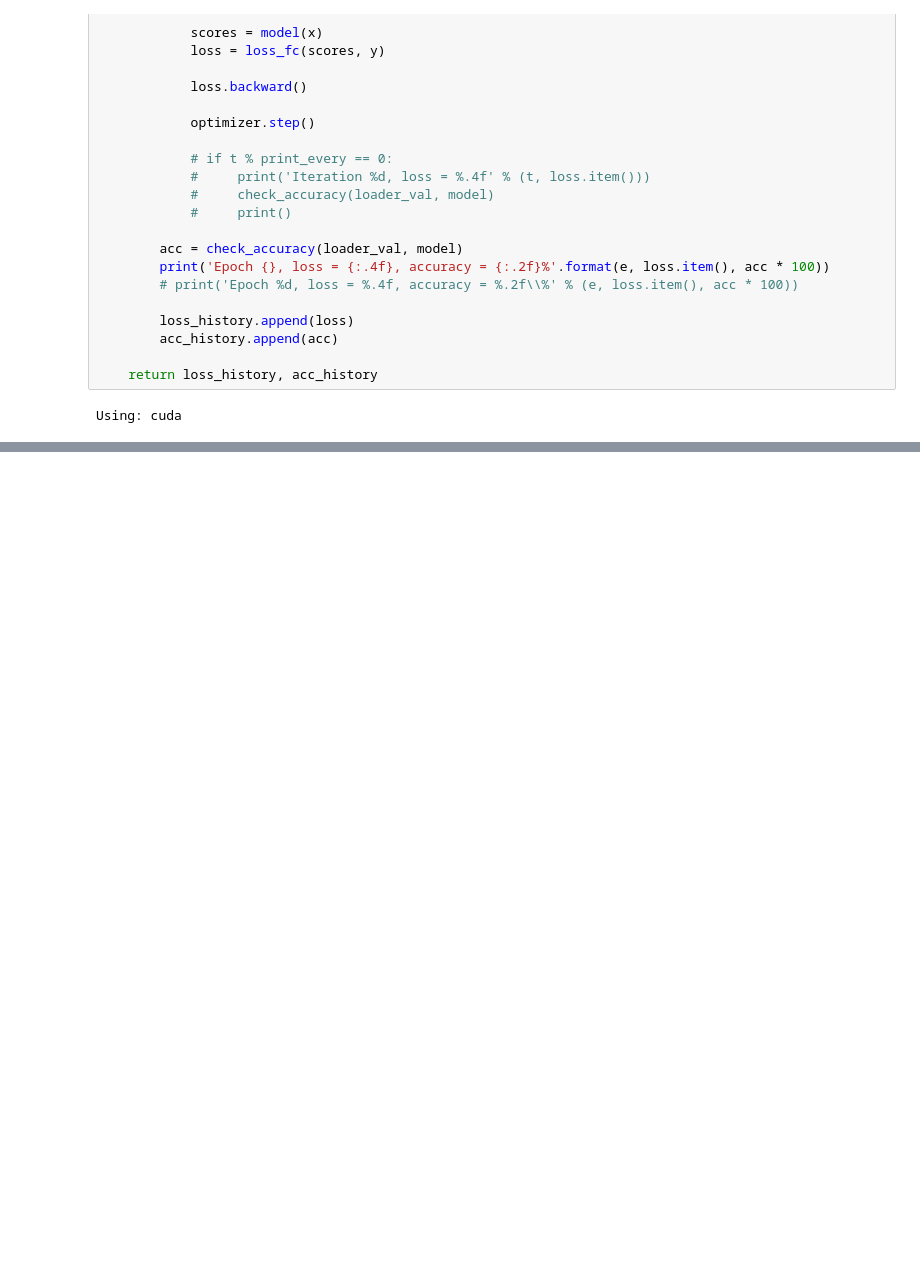
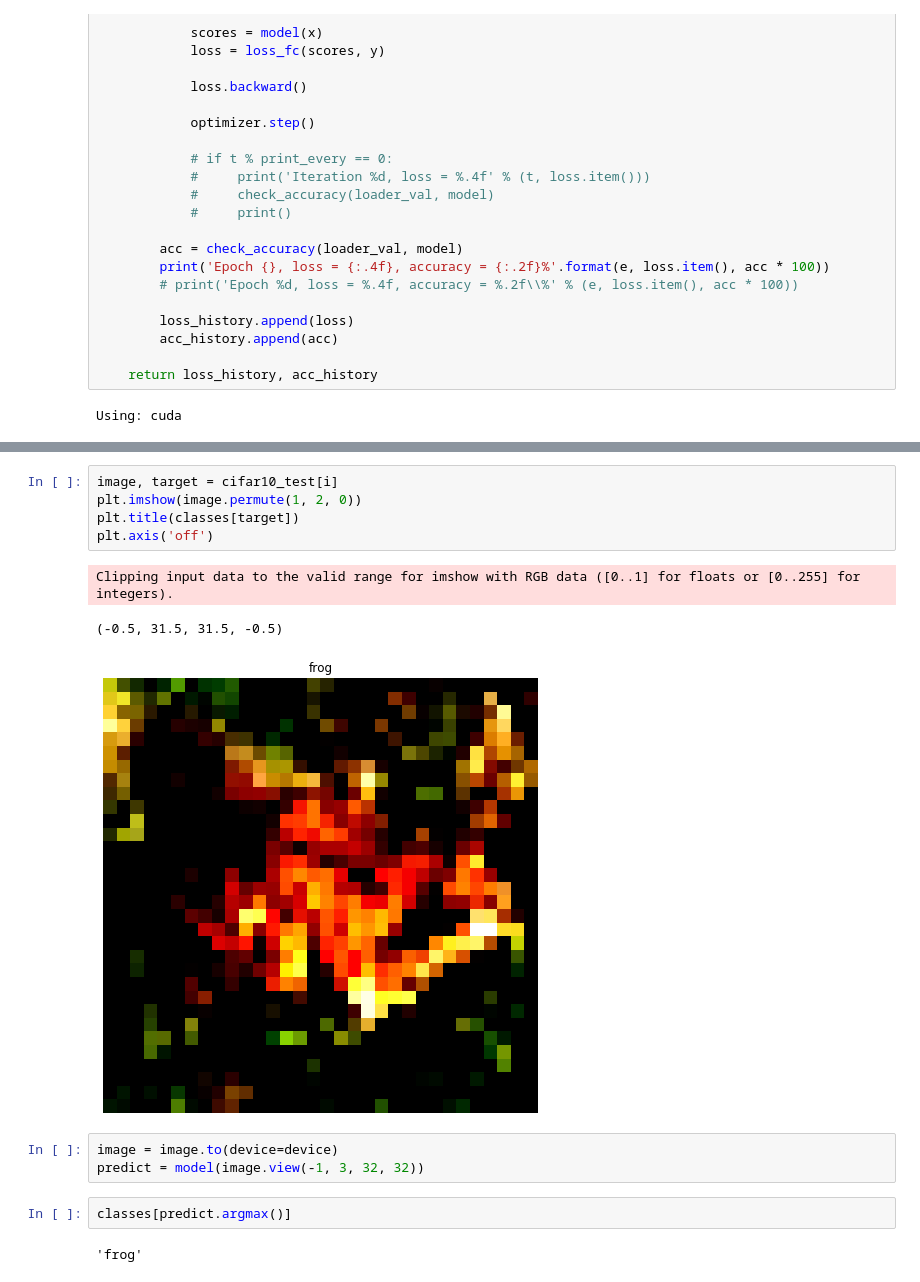
Before and after one commit to IslandCloud/Classification, a Jupyter notebook: VGG/VGG.ipynb, the cells around one changed output, grey strips where cells are left out. Saved outputs shown, nothing was run; the diff lists cells and outputs as text; blank space fills up the shorter version.

```diff
--- a/VGG/VGG.ipynb
+++ b/VGG/VGG.ipynb
@@ -211,0 +212,16 @@ check_accuracy(loader_test, model)
+# %%
+image, target = cifar10_test[i]
+plt.imshow(image.permute(1, 2, 0))
+plt.title(classes[target])
+plt.axis('off')
+# %% [output]
+Clipping input data to the valid range for imshow with RGB data ([0..1] for floats or [0..255] for integers).
+(-0.5, 31.5, 31.5, -0.5)
+[figure, added]
+# %%
+image = image.to(device=device)
+predict = model(image.view(-1, 3, 32, 32))
+# %%
+classes[predict.argmax()]
+# %% [output]
+'frog'
```
Also changed, not shown: parts of 3 cells of this notebook.
